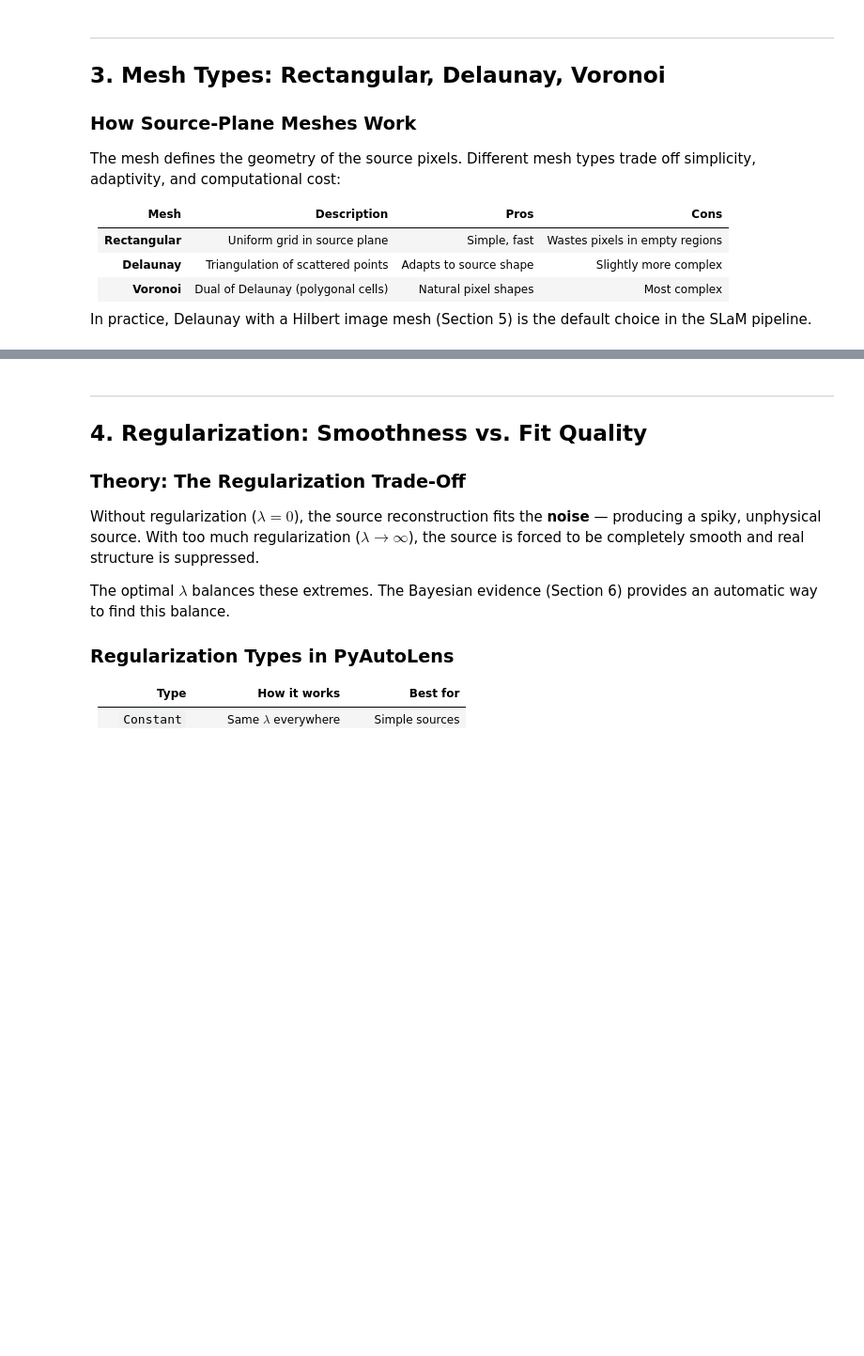
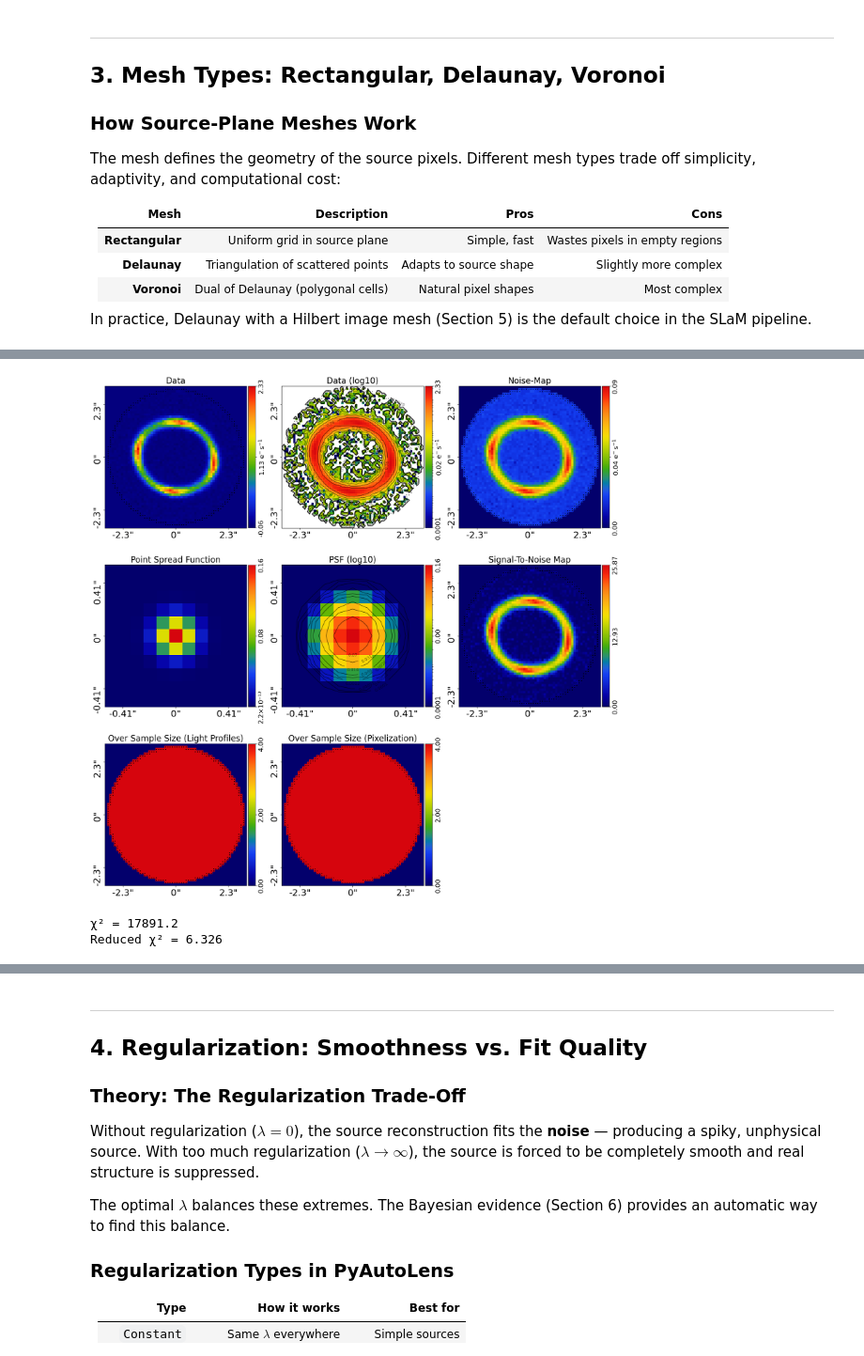
Before and after one commit to rodelcr/Learning_to_Autolens, a Jupyter notebook: Modules/05_Pixelized_Source_Reconstructions/05_pixelized_sources.ipynb, the cells around one changed output, grey strips where cells are left out. Shown at 94% size. Drawn from its saved outputs; the diff is of its cells as text; code cells hidden in the pictures; blank space fills up the shorter version.

```diff
--- a/Modules/05_Pixelized_Source_Reconstructions/05_pixelized_sources.ipynb
+++ b/Modules/05_Pixelized_Source_Reconstructions/05_pixelized_sources.ipynb
@@ -174,5 +222,5 @@ mask = al.Mask2D.circular(
 )
 dataset = dataset.apply_mask(mask=mask)
 
-dataset_plotter = aplt.ImagingPlotter(dataset=dataset)
-dataset_plotter.subplot_dataset()
+aplt.subplot_imaging_dataset(dataset=dataset)
+# %% [output]
@@ -179,3 +228,4 @@ dataset_plotter.subplot_dataset()
+[figure, added]
 # %%
 # ============================================================
 # RECTANGULAR MESH: SIMPLEST PIXELIZATION
@@ -205,7 +255,7 @@ lens_galaxy = al.Galaxy(
 source_rectangular = al.Galaxy(
     redshift=1.0,
     pixelization=al.Pixelization(
-        mesh=al.mesh.RectangularAdaptDensity(shape=(100,100)),
+        mesh=al.mesh.RectangularAdaptDensity(shape=(25, 25)),
         regularization=al.reg.Constant(
             coefficient=1.0,         # Regularization strength λ
         ),
@@ -219,6 +269,9 @@ fit = al.FitImaging(dataset=dataset, tracer=tracer_pix)
 
 print(f"χ² = {fit.chi_squared:.1f}")
 print(f"Reduced χ² = {fit.chi_squared / fit.mask.pixels_in_mask:.3f}")
+# %% [output]
+χ² = 17891.2
+Reduced χ² = 6.326
 # %%
 # ============================================================
 # VISUALIZE THE PIXELIZED RECONSTRUCTION
```
Also changed, not shown: parts of 14 cells of this notebook, 1 other file.
